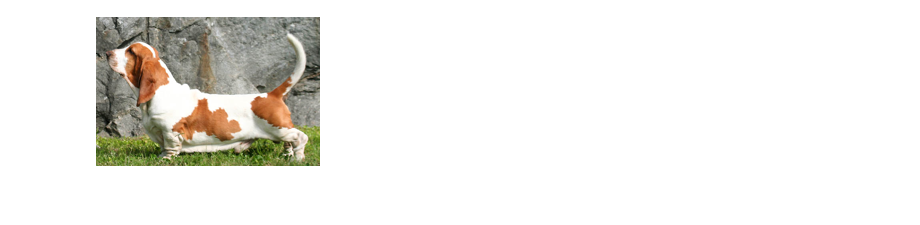
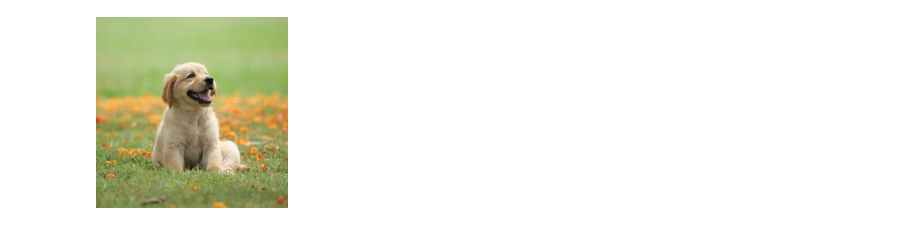
Before and after one commit to cwb4-dev/course22, a Jupyter notebook: 02.1-jph00-files-for-class/app.ipynb, the cells around one changed output. Drawn from its saved outputs; the diff is of its cells as text; code cells hidden in the pictures; blank space fills up the shorter version.

```diff
--- a/02.1-jph00-files-for-class/app.ipynb
+++ b/02.1-jph00-files-for-class/app.ipynb
@@ -12,7 +47,7 @@ import timm
 # %%
-im = PILImage.create('basset.jpg')
-im.thumbnail((224,224))
+im = PILImage.create('dog.jpg')
+im.thumbnail((192,192))
 im
 # %% [output]
-[figure, old version]
+[figure, new version]
 # %%
```
Also changed, not shown: parts of 23 cells of this notebook, 1 other file.
